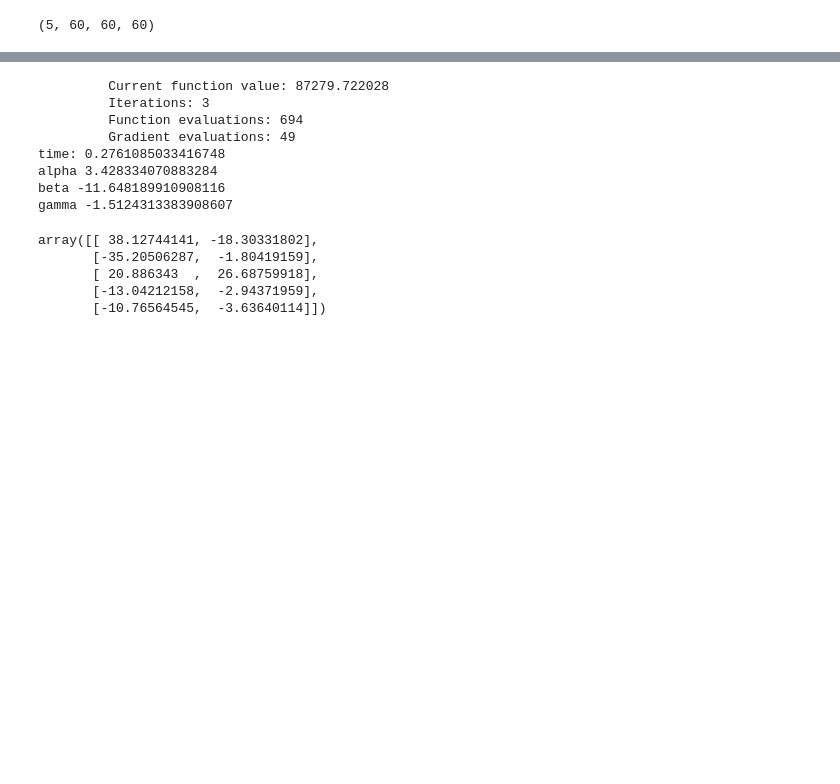
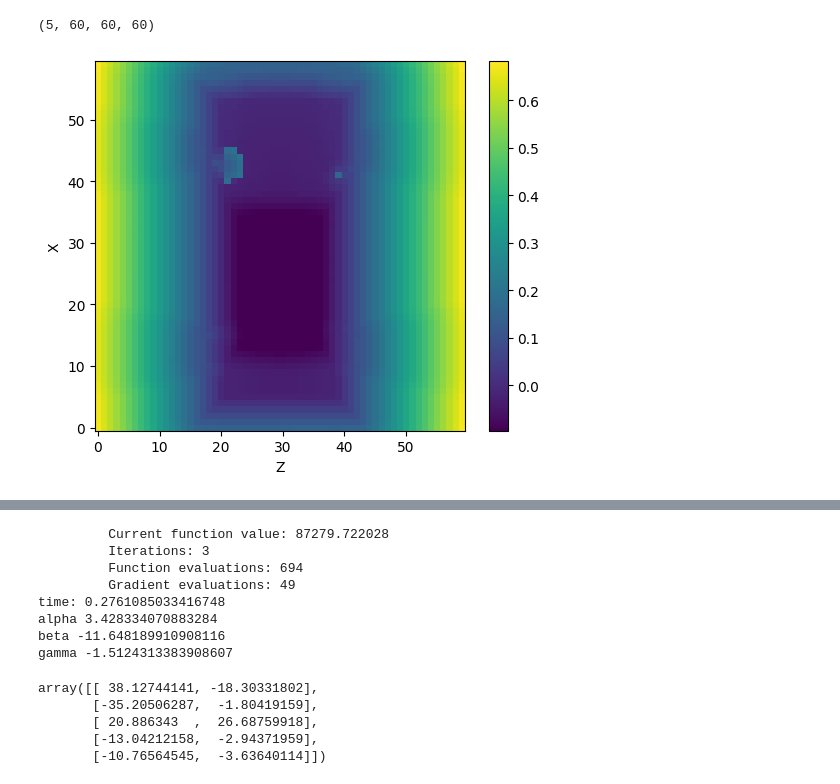
Before and after one commit to bryanahusna/3d-traffic-reconstruction, a Jupyter notebook: mygplvm/training.ipynb, the cells around one changed output, grey strips where cells are left out. Saved outputs shown, nothing was run; the diff lists cells and outputs as text; code cells hidden in the pictures; blank space fills up the shorter version.

```diff
--- a/mygplvm/training.ipynb
+++ b/mygplvm/training.ipynb
@@ -29,3 +62,88 @@ sdfs = np.array(sdfs)
 sdfs.shape
 # %% [output]
 (5, 60, 60, 60)
+# %%
+import matplotlib.pyplot as plt
+
+def _cartesian_product(*arrays):
+    la = len(arrays)
+    dtype = np.result_type(*arrays)
+    arr = np.empty([len(a) for a in arrays] + [la], dtype=dtype)
+    for i, a in enumerate(np.ix_(*arrays)):
+        arr[...,i] = a
+    return arr.reshape(-1, la)
+
+def _estimate_bounds(sdf):
+    # TODO: raise exception if bound estimation fails
+    s = 16
+    x0 = y0 = z0 = -1e9
+    x1 = y1 = z1 = 1e9
+    prev = None
+    for i in range(32):
+        X = np.linspace(x0, x1, s)
+        Y = np.linspace(y0, y1, s)
+        Z = np.linspace(z0, z1, s)
+        d = np.array([X[1] - X[0], Y[1] - Y[0], Z[1] - Z[0]])
+        threshold = np.linalg.norm(d) / 2
+        if threshold == prev:
+            break
+        prev = threshold
+        P = _cartesian_product(X, Y, Z)
+        volume = sdf(P).reshape((len(X), len(Y), len(Z)))
+        where = np.argwhere(np.abs(volume) <= threshold)
+        x1, y1, z1 = (x0, y0, z0) + where.max(axis=0) * d + d / 2
+        x0, y0, z0 = (x0, y0, z0) + where.min(axis=0) * d - d / 2
+    return ((x0, y0, z0), (x1, y1, z1))
+
+def sample_slice(sdf, w=1024, h=1024, x=None, y=None, z=None, bounds=None):
+    if bounds is None:
+        bounds = _estimate_bounds(sdf)
+    (x0, y0, z0), (x1, y1, z1) = bounds
+
+    if x is not None:
+        X = np.array([x])
+        Y = np.linspace(y0, y1, w)
+        Z = np.linspace(z0, z1, h)
+        extent = (Z[0], Z[-1], Y[0], Y[-1])
+        axes = 'ZY'
+    elif y is not None:
+        Y = np.array([y])
+        X = np.linspace(x0, x1, w)
+        Z = np.linspace(z0, z1, h)
+        extent = (Z[0], Z[-1], X[0], X[-1])
+        axes = 'ZX'
+    elif z is not None:
+        Z = np.array([z])
+        X = np.linspace(x0, x1, w)
+        Y = np.linspace(y0, y1, h)
+        extent = (Y[0], Y[-1], X[0], X[-1])
+        axes = 'YX'
+    else:
+        raise Exception('x, y, or z position must be specified')
+
+    P = _cartesian_product(X, Y, Z)
+    return sdf(P).reshape((w, h)), extent, axes
+
+def show_slice(sdf, x = None, y = None, z = None, *args, **kwargs):
+    # a, extent, axes = sample_slice(*args, **kwargs)
+    if x is not None:
+        a = sdf[x, :, :]
+        axes = 'ZY'
+    elif y is not None:
+        a = sdf[:, y, :]
+        axes = 'ZX'
+    elif z is not None:
+        a = sdf[:, :, z]
+        axes = 'YX'
+    # im = plt.imshow(a, extent=extent, origin='lower')
+    im = plt.imshow(a, origin='lower')
+    plt.xlabel(axes[0])
+    plt.ylabel(axes[1])
+    plt.colorbar(im)
+    plt.show()
+
+sdf_3 = np.array(sdfs[3])
+show_slice(sdf_3 + 0.1, y = 29)
+print((sdf_3[29, 29, :] - sdf_3[27, 29, :]) / 2)
+# %% [output]
+[figure, added]
```
Also changed, not shown: parts of 6 cells of this notebook, 27 other files.
